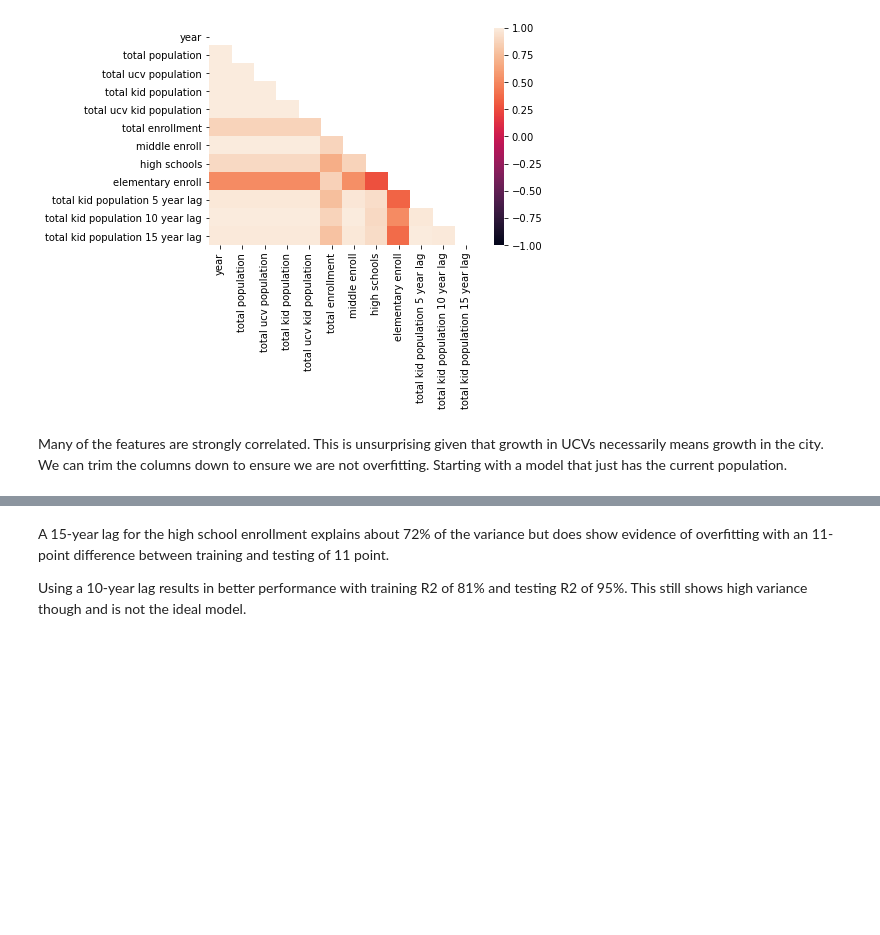
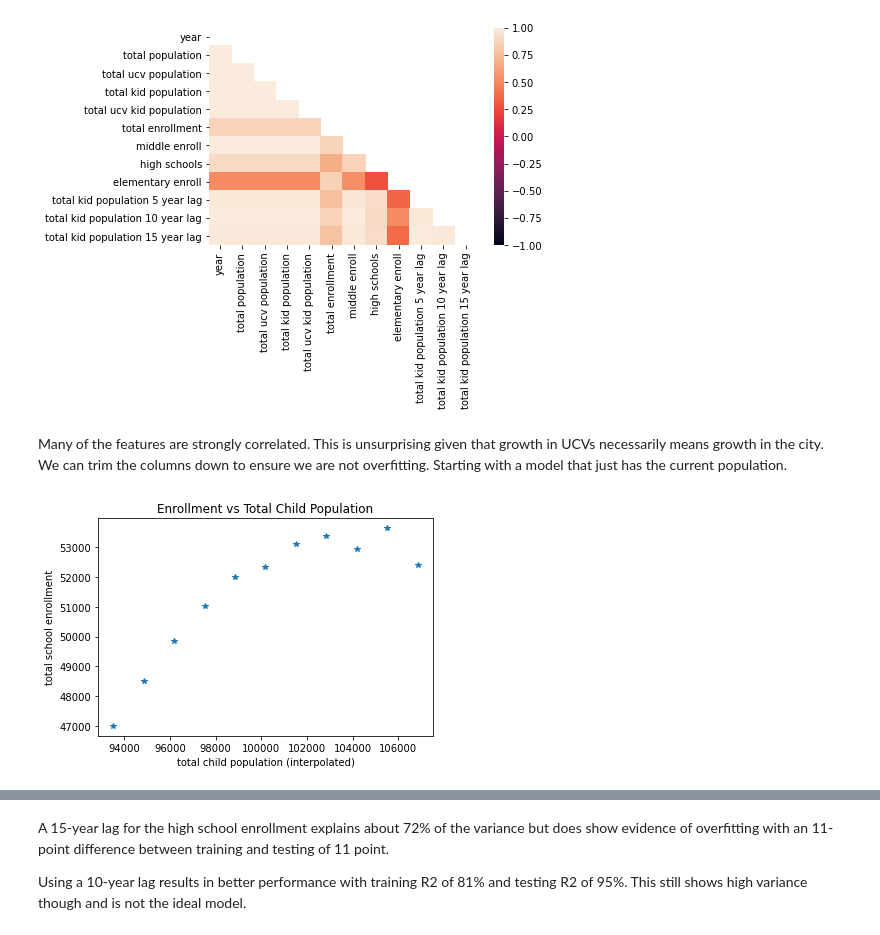
Before and after one commit to lauraminter/seattle-kids, a Jupyter notebook: 2_modeling.ipynb, the cells around one changed output, grey strips where cells are left out. Cells and saved outputs as stored; diff of their text form; code cells hidden in the pictures; blank space fills up the shorter version.

```diff
--- a/2_modeling.ipynb
+++ b/2_modeling.ipynb
@@ -139,5 +129,0 @@ Examining stationarity using the Augmented Dickey-Fuller test with a cutoff of 0
-# %%
-# look at stationarity with differences
-modeldf['total enrollment diff1'] = modeldf['total enrollment'].diff(1)
-modeldf['total enrollment diff2'] = modeldf['total enrollment'].diff(1).diff(1)
-modeldf['total enrollment diff3'] = modeldf['total enrollment'].diff(1).diff(1).diff(1)
@@ -322,15 +129,0 @@ mean_squared_error(y_train[2:], preds_train, squared = False),mean_squared_error
-# %%
-# now figure out the exogenous data
-#exog = modeldf['total kid population'] # this one works
-
-modeldf['kid population lag 1 year'] = modeldf['total kid population'].shift(1)
-exog = modeldf['kid population lag 1 year']
-exog_train = exog[(exog.index>=y_train.index[0]) & (exog.index<=y_train.index[-1])]
-
-exog_test = exog[(exog.index>=y_test.index[0]) & (exog.index<=y_test.index[-1])]
-
-# inferring the frequency
-exog_train.index = pd.DatetimeIndex(exog_train.index.values,
-                               freq=exog_train.index.inferred_freq)
-exog_test.index = pd.DatetimeIndex(exog_test.index.values,
-                               freq=exog_test.index.inferred_freq)
@@ -540,3 +144,10 @@ sns.heatmap(corr, mask = mask, vmin = -1, vmax = 1);
 [figure]
 # %% [markdown]
 Many of the features are strongly correlated.  This is unsurprising given that growth in UCVs necessarily means growth in the city.  We can trim the columns down to ensure we are not overfitting.  Starting with a model that just has the current population.
+# %%
+plt.plot(modeldf['total kid population'], modeldf['total enrollment'], '*');
+plt.title('Enrollment vs Total Child Population');
+plt.xlabel('total child population (interpolated)');
+plt.ylabel('total school enrollment');
+# %% [output]
+[figure, added]
```
Also changed, not shown: parts of 83 cells of this notebook, 3 other files.
